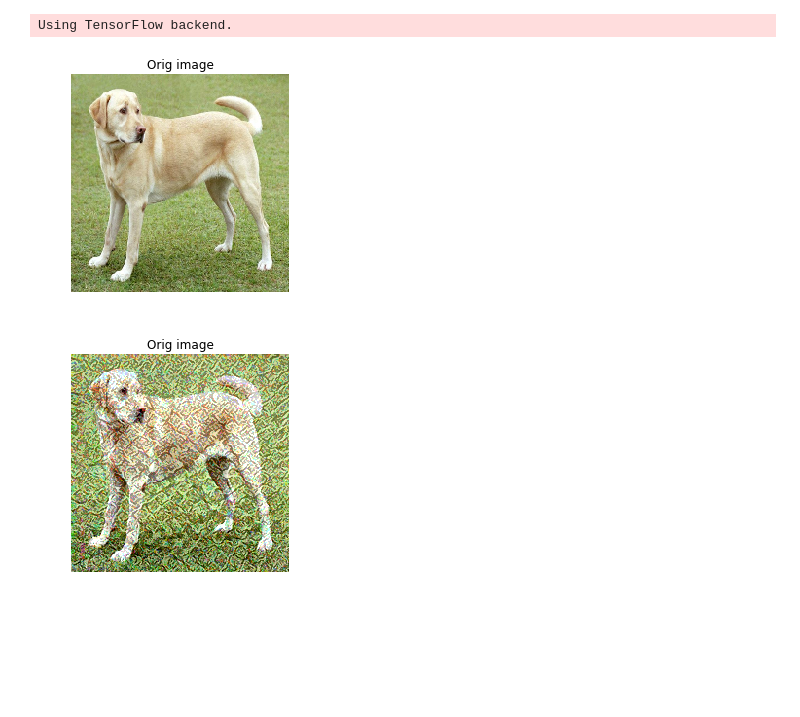
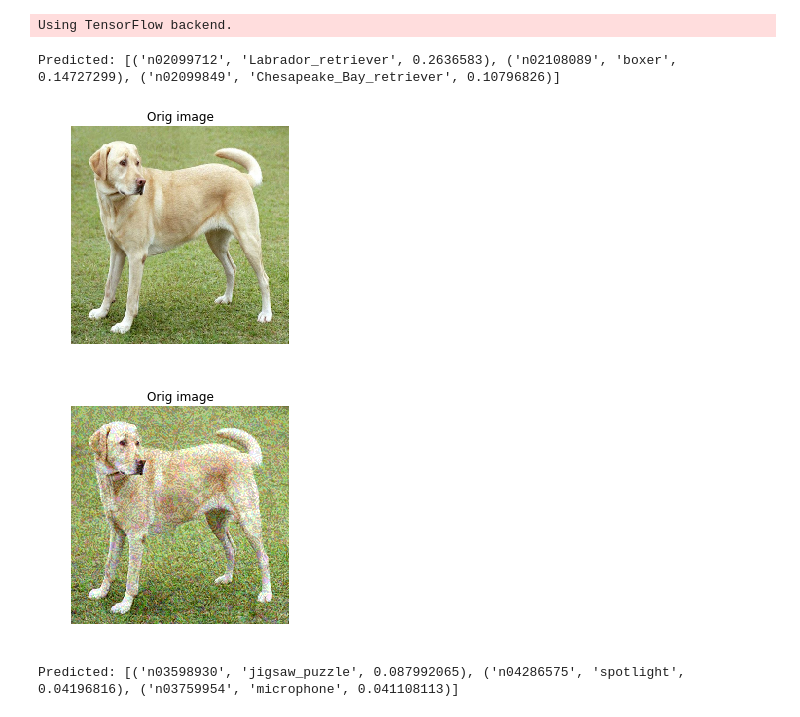
Before and after one commit to xun468/AdvancedDeepLearning, a Jupyter notebook: Generator_example.ipynb, the cells around one changed output. Saved outputs shown, nothing was run; the diff lists cells and outputs as text; code cells hidden in the pictures; blank space fills up the shorter version.

```diff
--- a/Generator_example.ipynb
+++ b/Generator_example.ipynb
@@ -11,9 +12,10 @@ from ProjectedGradientDescent import ProjectedGradientDescent
 # %% [output]
 Using TensorFlow backend.
 # %%
-def preprocess(image):
+def preprocess(image, norm=False):
     image = tf.cast(image, tf.float32)
-    image = image/255
+    if norm:
+        image = image /255
     image = tf.image.resize(image, (224, 224))
     image = image[None, ...]
     return image
@@ -27,14 +29,23 @@ image = tf.image.decode_image(image_raw)
 
 image = preprocess(image)
 # %%
-target_class = 5
+preds = pretrained_model.predict(image)
+print('Predicted:', resnet50.decode_predictions(preds, top=3)[0])
+
+target_class = 3
 n_classes = 1000
 prob = tf.one_hot([target_class], n_classes)
+
 pgd = ProjectedGradientDescent(pretrained_model, image, prob)
-_ = pgd.gen_adv_example(showImage=True)
+adv_image = pgd.gen_adv_example(showImage=True)
+
+preds = pretrained_model.predict(adv_image)
+print('Predicted:', resnet50.decode_predictions(preds, top=3)[0])
 # %% [output]
+Predicted: [('n02099712', 'Labrador_retriever', 0.2636583), ('n02108089', 'boxer', 0.14727299), ('n02099849', 'Chesapeake_Bay_retriever', 0.10796826)]
 [figure]
-[figure, old version]
+[figure, new version]
+Predicted: [('n03598930', 'jigsaw_puzzle', 0.087992065), ('n04286575', 'spotlight', 0.04196816), ('n03759954', 'microphone', 0.041108113)]
 # %%
 generator = Generator()
 generator.calc_class_stats()
```
Also changed, not shown: parts of 4 cells of this notebook, 2 other files.
